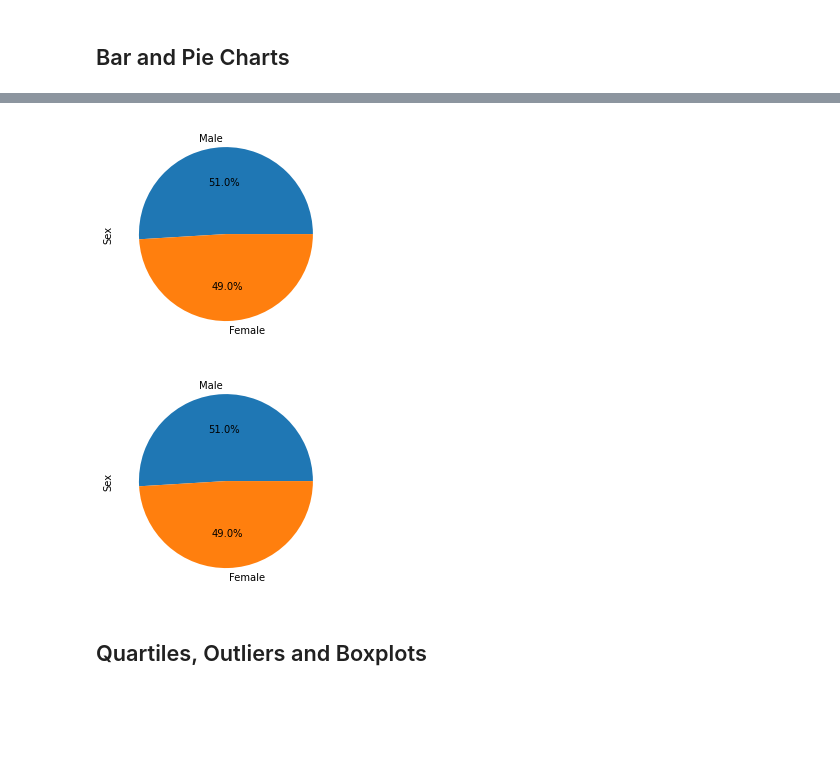
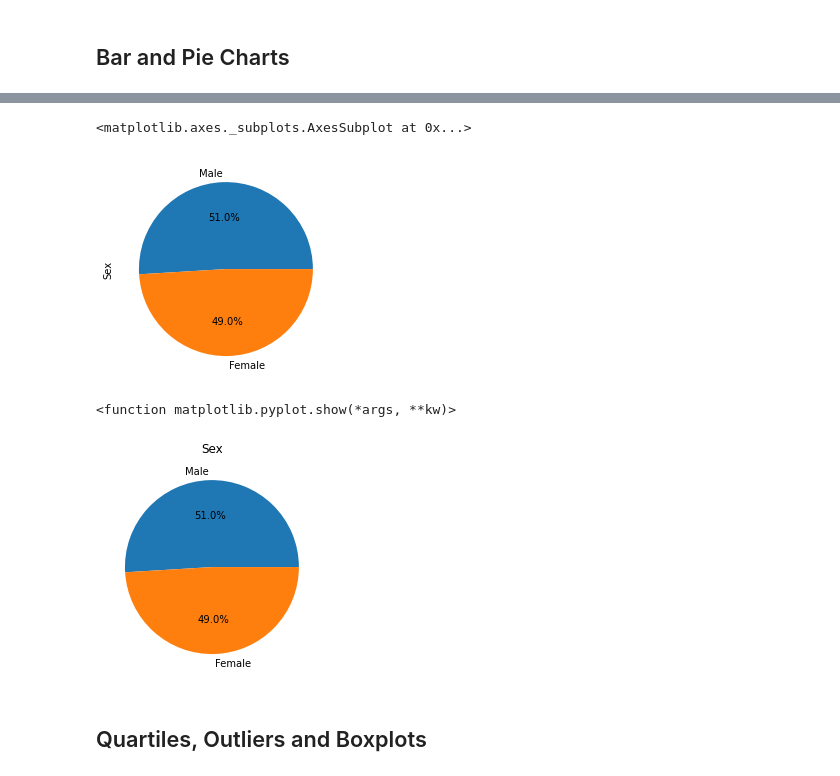
Before and after one commit to paola1395/matplotlib_challenge, a Jupyter notebook: pymaceuticals_starter.ipynb, the cells around one changed output, grey strips where cells are left out. Saved outputs shown, nothing was run; the diff lists cells and outputs as text; code cells hidden in the pictures; blank space fills up the shorter version.

```diff
--- a/pymaceuticals_starter.ipynb
+++ b/pymaceuticals_starter.ipynb
@@ -8,6 +8,7 @@
 import matplotlib.pyplot as plt
 import pandas as pd
 import scipy.stats as st
+import numpy as np
 
 # Study data files
 mouse_metadata_path = "data/Mouse_metadata.csv"
@@ -19,5 +20,6 @@ study_results = pd.read_csv(study_results_path)
 
 # Combine the data into a single dataset
 
-# Display the data table for preview
+mousestudy_df = pd.merge(mouse_metadata, study_results, on="Mouse ID")
+mousestudy_df.head(5)
 # %% [output]
@@ -55,3 +51,5 @@ array(['g989'], dtype=object)
 # %%
 # Create a clean DataFrame by dropping the duplicate mouse by its ID.
+mousedata_df= mousestudy_df.loc[mousestudy_df["Mouse ID"]!="g989"]
+mousedata_df.head()
 # %% [output]
@@ -117,11 +154,20 @@ array(['g989'], dtype=object)
 # %%
 # Generate a pie plot showing the distribution of female versus male mice using pandas
+sex_count= mousedata_df["Sex"].value_counts()
+sex_count.plot(kind="pie", y=[1], autopct="%1.1f%%")
 # %% [output]
+<matplotlib.axes._subplots.AxesSubplot at 0x...>
 [figure]
 # %%
 # Generate a pie plot showing the distribution of female versus male mice using pyplot
+sex_count= mousedata_df["Sex"].value_counts()
+labels= ["Male", "Female"]
+plt.pie(sex_count, labels=labels, autopct="%1.1f%%")
+plt.title('Sex')
+plt.show
 # %% [output]
+<function matplotlib.pyplot.show(*args, **kw)>
-[figure, old version]
+[figure, new version]
 # %% [markdown]
 ## Quartiles, Outliers and Boxplots
 # %%
```
Also changed, not shown: parts of 20 cells of this notebook, 2 other files.
